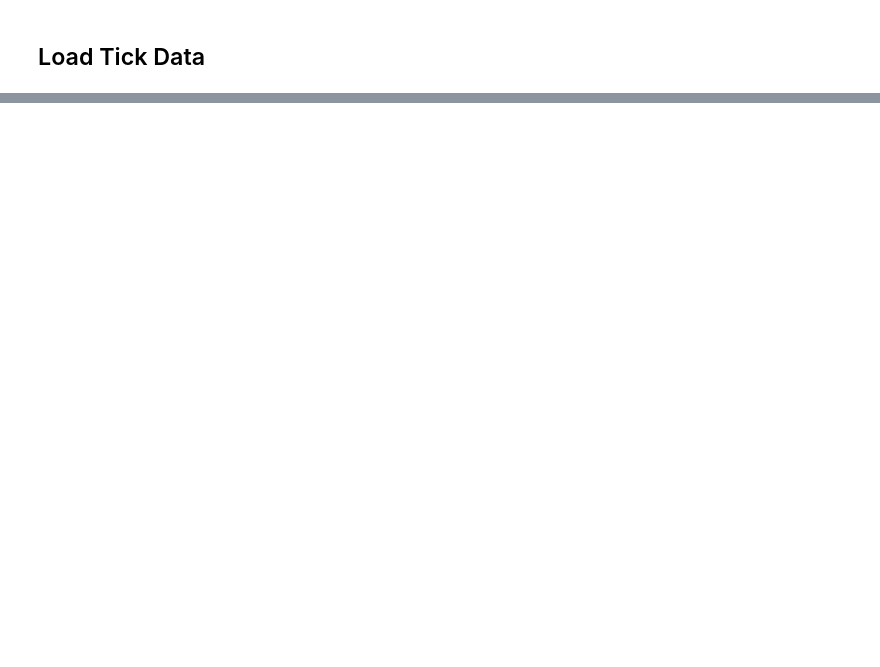
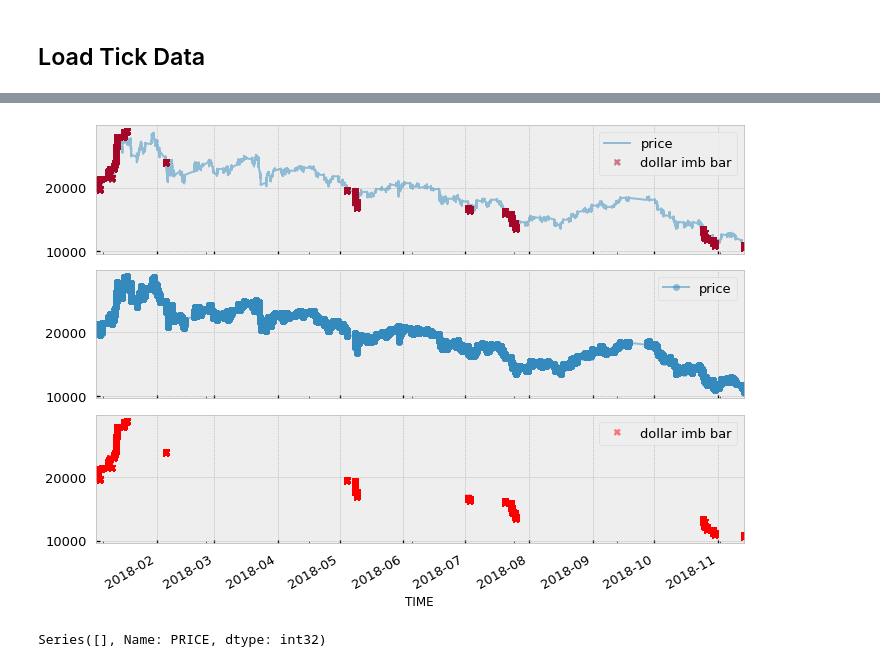
Before and after one commit to cw-jang/adv_finance, a Jupyter notebook: examples/Ch02/Ch02 Dollar Imbalance Bars.ipynb, the cells around one changed output, grey strips where cells are left out. Drawn from its saved outputs; the diff is of its cells as text; code cells hidden in the pictures; blank space fills up the shorter version.

```diff
--- a/examples/Ch02/Ch02 Dollar Imbalance Bars.ipynb
+++ b/examples/Ch02/Ch02 Dollar Imbalance Bars.ipynb
@@ -45,0 +49,8 @@ df_dvbar
+# %%
+%%time
+tm_arr = df0_1_j.index.values
+ts_arr = df0_1_j['ts'].values
+abs_theta_arr = df0_1_j['absTheta'].values
+e_bs_arr = df0_1_j['E_bs'].values
+
+imb_bars = bars.agg_imb_bars(tm_arr, ts_arr, abs_theta_arr, e_bs_arr)
@@ -45,0 +60,19 @@ df_dvbar
+# %%
+test_imb_bars = (pd.DataFrame(imb_bars, columns=['start', 'stop', 'Ts'])
+                 .drop_duplicates()
+)
+# %%
+%%time
+dv_imb_bars = df.PRICE.loc[test_imb_bars.stop].drop_duplicates()
+# %%
+df_imb_bars = df.loc[dv_imb_bars.index]
+# %%
+xDate = '2018'
+xdf, xtdf = bars.select_sample_data(df, df_imb_bars, 'PRICE', xDate)
+bars.plot_sample_data(xdf, xtdf, 'dollar imb bar', alpha=0.5, markersize=7)
+# %% [output]
+[figure, added]
+# %%
+dv_imb_bars.loc['2018-04']
+# %% [output]
+Series([], Name: PRICE, dtype: int32)
```
Also changed, not shown: parts of 23 cells of this notebook, 3 other files.
